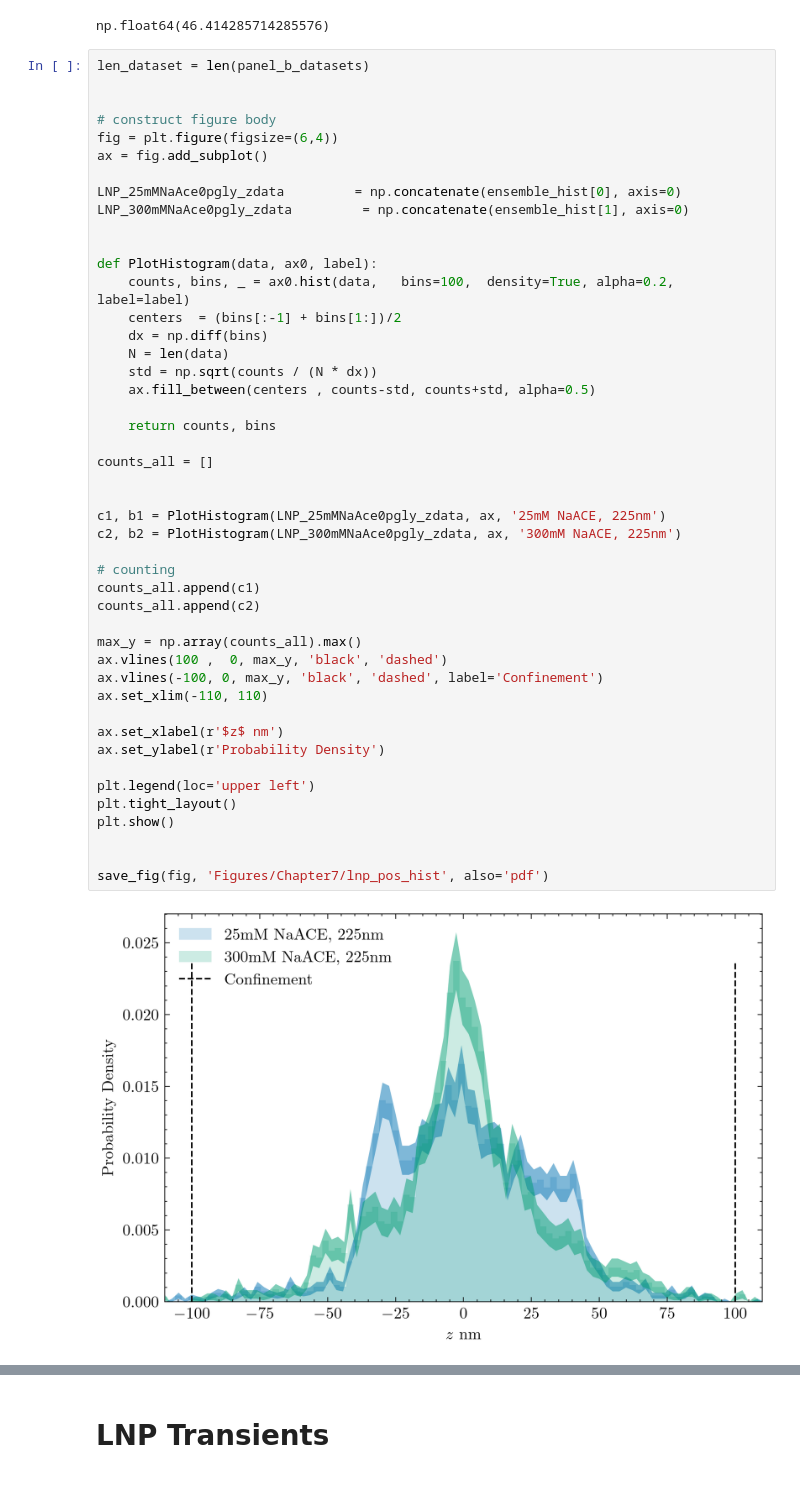
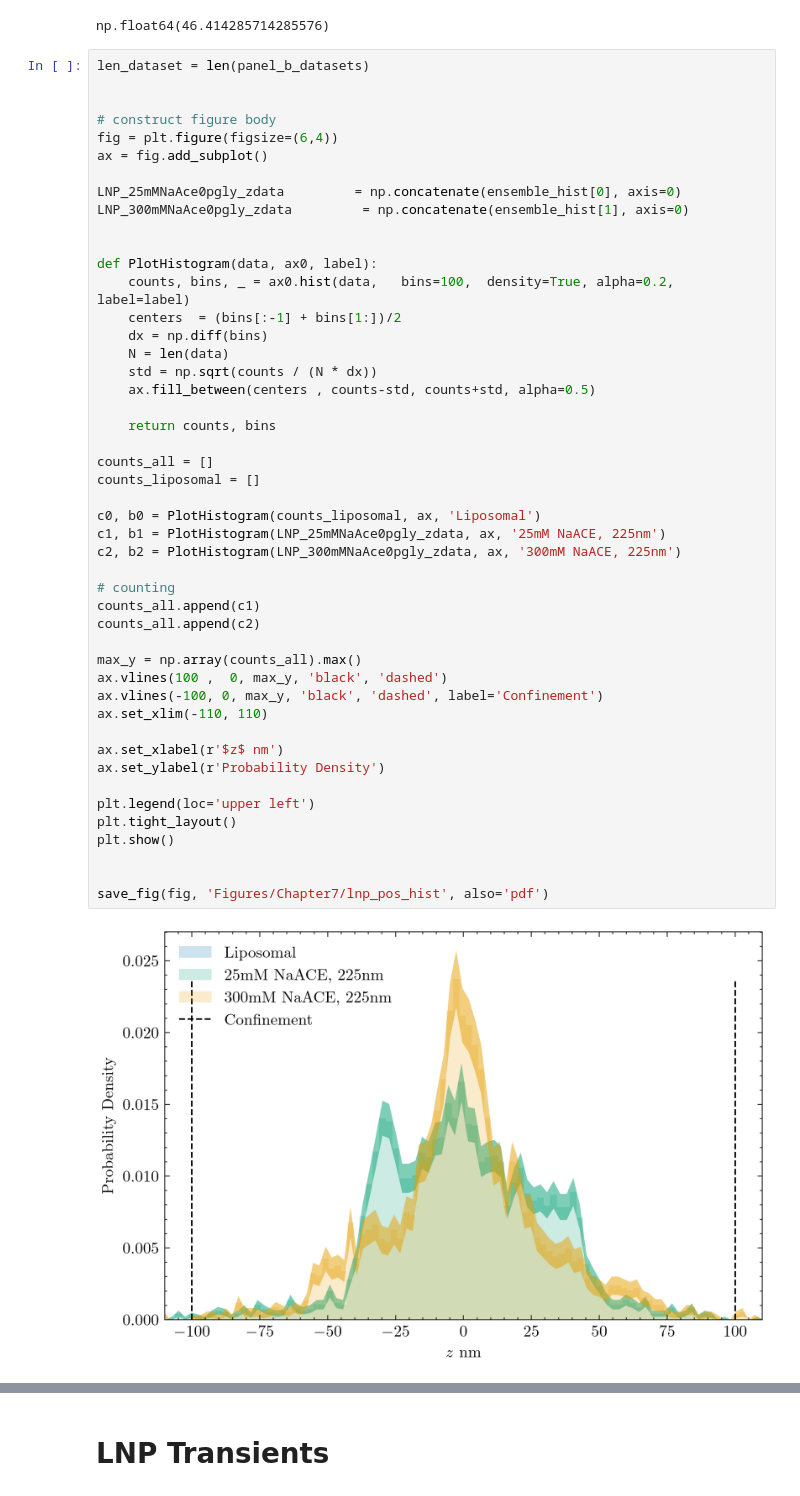
Before and after one commit to sinuose/mj_MASc_2026, a Jupyter notebook: Python/figures_chapter_7.ipynb, the cells around one changed output, grey strips where cells are left out. Drawn from its saved outputs; the diff is of its cells as text.

```diff
--- a/Python/figures_chapter_7.ipynb
+++ b/Python/figures_chapter_7.ipynb
@@ -1867,35 +2152,36 @@ def PlotHistogram(data, ax0, label):
     N = len(data)
     std = np.sqrt(counts / (N * dx))
     ax.fill_between(centers , counts-std, counts+std, alpha=0.5)
 
     return counts, bins
 
 counts_all = []
+counts_liposomal = []
 
-
+c0, b0 = PlotHistogram(counts_liposomal, ax, 'Liposomal')
 c1, b1 = PlotHistogram(LNP_25mMNaAce0pgly_zdata, ax, '25mM NaACE, 225nm')
 c2, b2 = PlotHistogram(LNP_300mMNaAce0pgly_zdata, ax, '300mM NaACE, 225nm')
 
 # counting
 counts_all.append(c1)
 counts_all.append(c2)
 
 max_y = np.array(counts_all).max()
 ax.vlines(100 ,  0, max_y, 'black', 'dashed')
 ax.vlines(-100, 0, max_y, 'black', 'dashed', label='Confinement')
 ax.set_xlim(-110, 110)
 
 ax.set_xlabel(r'$z$ nm')
 ax.set_ylabel(r'Probability Density')
 
 plt.legend(loc='upper left')
 plt.tight_layout()
 plt.show()
 
 
 save_fig(fig, 'Figures/Chapter7/lnp_pos_hist', also='pdf')
 # %% [output]
-[figure, old version]
+[figure, new version]
 WindowsPath('Figures/Chapter7/lnp_pos_hist.svg')
 # %% [markdown]
 # LNP Transients
```
Also changed, not shown: parts of 10 cells of this notebook, 30 other files.
